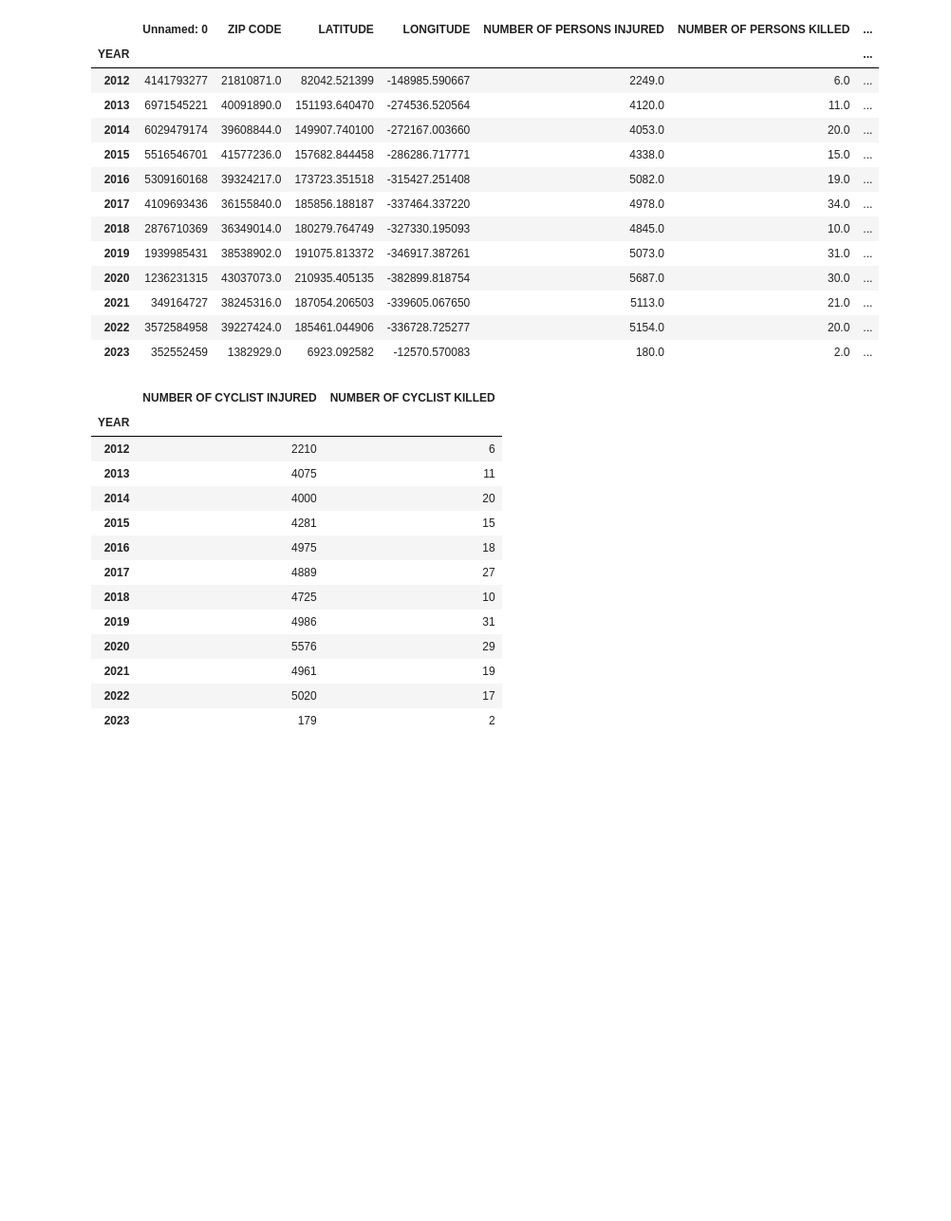
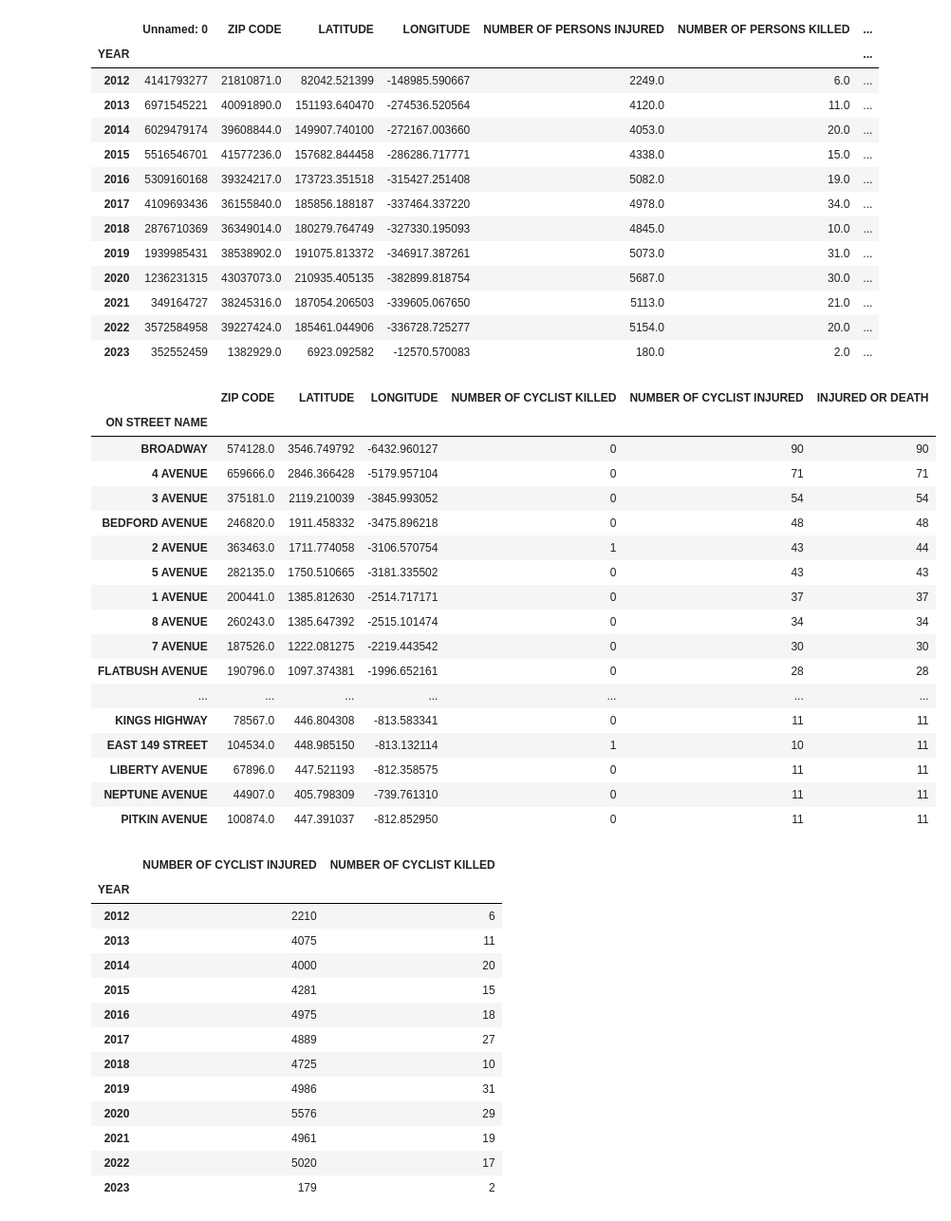
Before and after one commit to laurabejder/bike-safety-nyc, a Jupyter notebook: accidents_data_visualization.ipynb, the cells around one changed output. Shown at 95% size. Cells and saved outputs as stored; diff of their text form; code cells hidden in the pictures; blank space fills up the shorter version.

```diff
--- a/accidents_data_visualization.ipynb
+++ b/accidents_data_visualization.ipynb
@@ -82,7 +79,7 @@ df.groupby('YEAR').sum('NUMBER OF PERSONS KILLED')
 df_2022 = df[df['YEAR'] == '2022']
 
 # Get only the columns we need
-df_2022 = df_2022[['CRASH DATE', 'CRASH TIME', 'BOROUGH', 'ZIP CODE', 'LATITUDE', 'LONGITUDE', 'NUMBER OF CYCLIST KILLED', 'NUMBER OF CYCLIST INJURED']]
+df_2022 = df_2022[['CRASH DATE', 'CRASH TIME', 'BOROUGH', 'ZIP CODE', 'LATITUDE', 'LONGITUDE', 'NUMBER OF CYCLIST KILLED', 'NUMBER OF CYCLIST INJURED', 'ON STREET NAME', 'CROSS STREET NAME']]
 
 # And create new columns that will be used for visualization
 df_2022['ACCIDENT TYPE'] = 0
@@ -98,3 +93,26 @@ df_2022.to_csv('data/nyc_bike_crashes_2022.csv')
+# %%
+df_2022.to_csv('data/nyc_bike_crashes_2022.csv')
+
+df_2022.groupby('ON STREET NAME').sum().sort_values('INJURED OR DEATH', ascending=False).head(50)
+# %% [output]
+|  | ZIP CODE | LATITUDE | LONGITUDE | NUMBER OF CYCLIST KILLED | NUMBER OF CYCLIST INJURED | INJURED OR DEATH |
+| ON STREET NAME |  |  |  |  |  |  |
+| BROADWAY | 574128.0 | 3546.749792 | -6432.960127 | 0 | 90 | 90 |
+| 4 AVENUE | 659666.0 | 2846.366428 | -5179.957104 | 0 | 71 | 71 |
+| 3 AVENUE | 375181.0 | 2119.210039 | -3845.993052 | 0 | 54 | 54 |
+| BEDFORD AVENUE | 246820.0 | 1911.458332 | -3475.896218 | 0 | 48 | 48 |
+| 2 AVENUE | 363463.0 | 1711.774058 | -3106.570754 | 1 | 43 | 44 |
+| 5 AVENUE | 282135.0 | 1750.510665 | -3181.335502 | 0 | 43 | 43 |
+| 1 AVENUE | 200441.0 | 1385.812630 | -2514.717171 | 0 | 37 | 37 |
+| 8 AVENUE | 260243.0 | 1385.647392 | -2515.101474 | 0 | 34 | 34 |
+| 7 AVENUE | 187526.0 | 1222.081275 | -2219.443542 | 0 | 30 | 30 |
+| FLATBUSH AVENUE | 190796.0 | 1097.374381 | -1996.652161 | 0 | 28 | 28 |
+| ... | ... | ... | ... | ... | ... | ... |
+| KINGS HIGHWAY | 78567.0 | 446.804308 | -813.583341 | 0 | 11 | 11 |
+| EAST 149 STREET | 104534.0 | 448.985150 | -813.132114 | 1 | 10 | 11 |
+| LIBERTY AVENUE | 67896.0 | 447.521193 | -812.358575 | 0 | 11 | 11 |
+| NEPTUNE AVENUE | 44907.0 | 405.798309 | -739.761310 | 0 | 11 | 11 |
+| PITKIN AVENUE | 100874.0 | 447.391037 | -812.852950 | 0 | 11 | 11 |
 # %%
 accidents = pd.read_csv('data/nyc_bike_accidents.csv')
 
```
Also changed, not shown: parts of 4 cells of this notebook, 1 other file.
